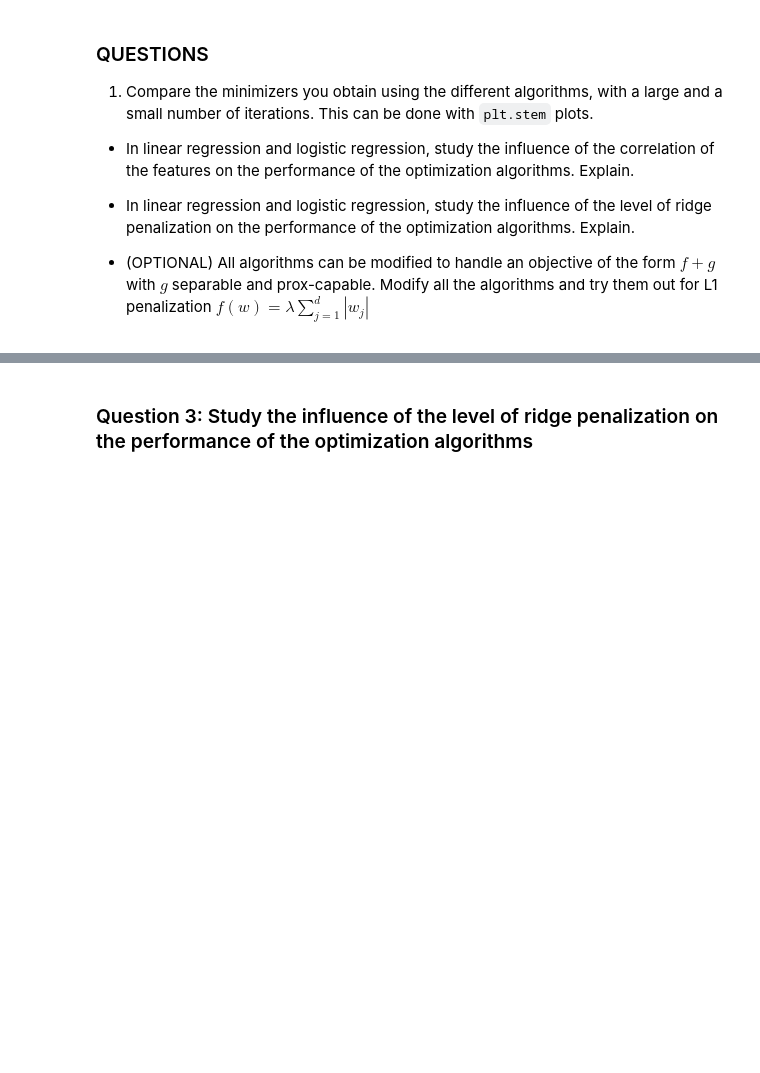
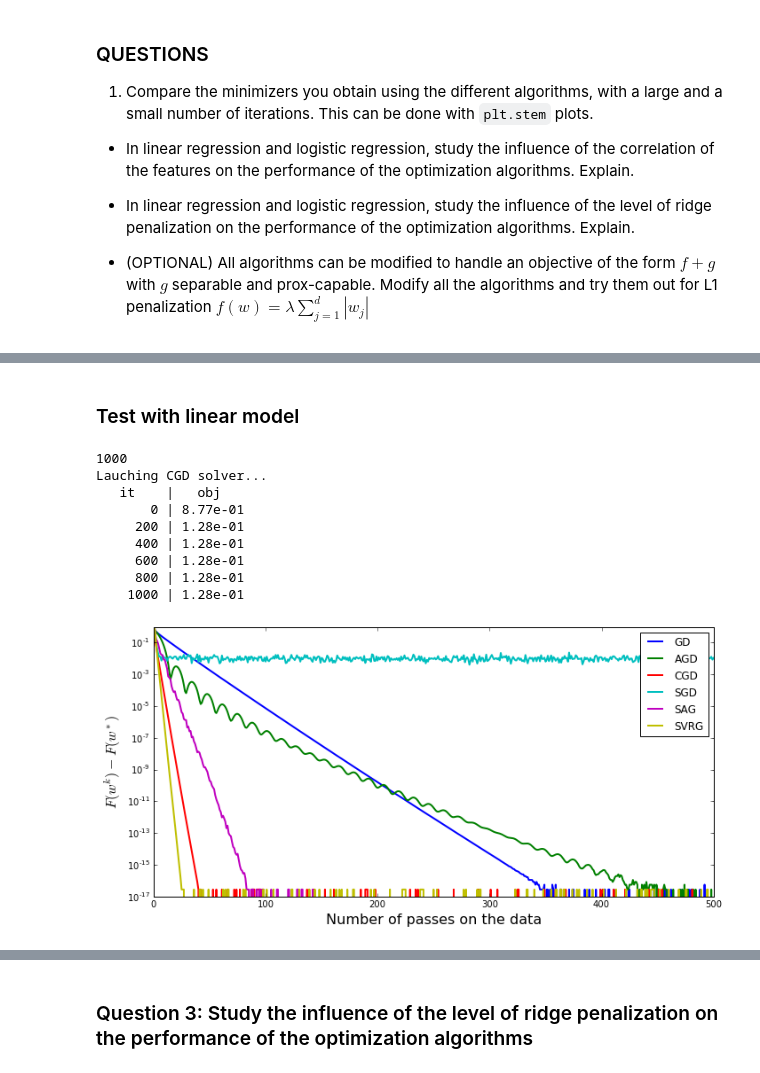
Before and after one commit to vovanhuy/ml2, a Jupyter notebook: tp.ipynb, the cells around one changed output, grey strips where cells are left out. Cells and saved outputs as stored; diff of their text form; code cells hidden in the pictures; blank space fills up the shorter version.

```diff
--- a/tp.ipynb
+++ b/tp.ipynb
@@ -746,0 +748,78 @@ It can be seen that
+# %% [markdown]
+### Test with linear model
+# %%
+# Create simulating data and model
+n_features = 50
+nnz = 20
+idx = np.arange(n_features)
+w0 = (-1) ** (idx - 1) * np.exp(-idx / 10.)
+w0[nnz:] = 0.
+X, y = simu_linreg(w0, corr=0.6)
+print(len(X))
+model = ModelLinReg(X, y, strength=1e-3)
+w = np.random.randn(n_features)
+
+# Starting point of all solvers
+w0 = np.zeros(n_features)
+
+callback_long = inspector(model, n_iter=1000, verbose=True)
+w_cgd = cgd(model, w0, n_iter=1000, callback=callback_long, verbose=True)
+obj_min = callback_long.objectives[-1]
+
+n_iter = 500
+
+# Random samples indices for the stochastic solvers (sgd, sag, svrg)
+idx_samples = np.random.randint(0, model.n_samples, model.n_samples * n_iter)
+
+def q1_test_linear():
+    callback_gd = inspector(model, n_iter=n_iter, verbose=False)
+    callback_agd = inspector(model, n_iter=n_iter, verbose=False)
+    callback_cgd = inspector(model, n_iter=n_iter, verbose=False)
+    callback_sgd = inspector(model, n_iter=n_iter, verbose=False)
+    callback_sag = inspector(model, n_iter=n_iter, verbose=False)
+    callback_svrg = inspector(model, n_iter=n_iter, verbose=False)
+
+    w_gd = gd(model, w0, n_iter=n_iter, callback=callback_gd, verbose=False)
+    w_agd = agd(model, w0, n_iter=n_iter, callback=callback_agd, verbose=False)
+    w_cgd = cgd(model, w0, n_iter=n_iter, callback=callback_cgd, verbose=False)
+    step = 0.003
+    w_sgd = sgd(model, w0, idx_samples, n_iter=model.n_samples * n_iter,
+                    step=step, callback=callback_sgd, verbose=False)
+    step = 1 / model.lip_max()
+    w_sag = sag(model, w0, idx_samples, n_iter=model.n_samples * n_iter,
+        step=step, callback=callback_sag, verbose=False)
+    step = 1 / model.lip_max()
+    w_svrg = svrg(model, w0, idx_samples, n_iter=model.n_samples * n_iter,
+          step=step, callback=callback_svrg, verbose=False)
+
+    callbacks = [callback_gd, callback_agd, callback_cgd, callback_sgd,
+             callback_sag, callback_svrg]
+    names = ["GD", "AGD", "CGD", "SGD", "SAG", "SVRG"]
+
+    plt.figure(figsize=(10, 5))
+    plt.yscale('log')
+
+    for callback, name in zip(callbacks, names):
+        objectives = np.array(callback.objectives)
+        objectives_dist = objectives - obj_min
+        plt.plot(objectives_dist, label=name, lw=2)
+
+    plt.tight_layout()
+    plt.xlim((0, n_iter))
+    plt.xlabel("Number of passes on the data", fontsize=16)
+    plt.ylabel(r"$F(w^k) - F(w^*)$", fontsize=16)
+    plt.legend(loc='upper right')
+    plt.tight_layout()
+
+q1_test_linear()
+# %% [output]
+1000
+Lauching CGD solver...
+   it    |   obj
+       0 | 8.77e-01
+     200 | 1.28e-01
+     400 | 1.28e-01
+     600 | 1.28e-01
+     800 | 1.28e-01
+    1000 | 1.28e-01
+[figure, added]
```
Also changed, not shown: parts of 19 cells of this notebook.
